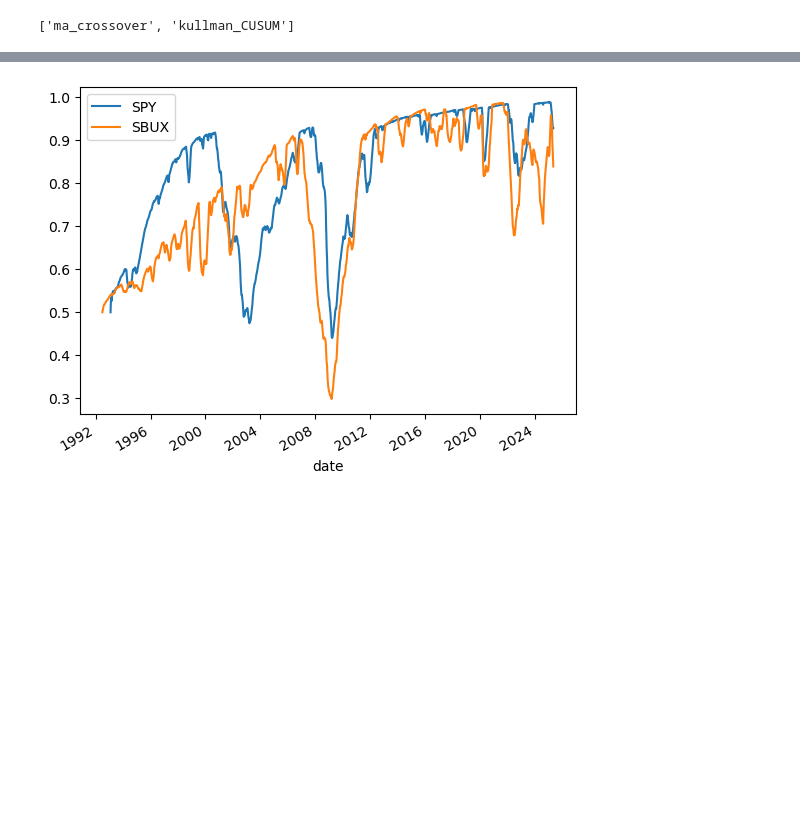
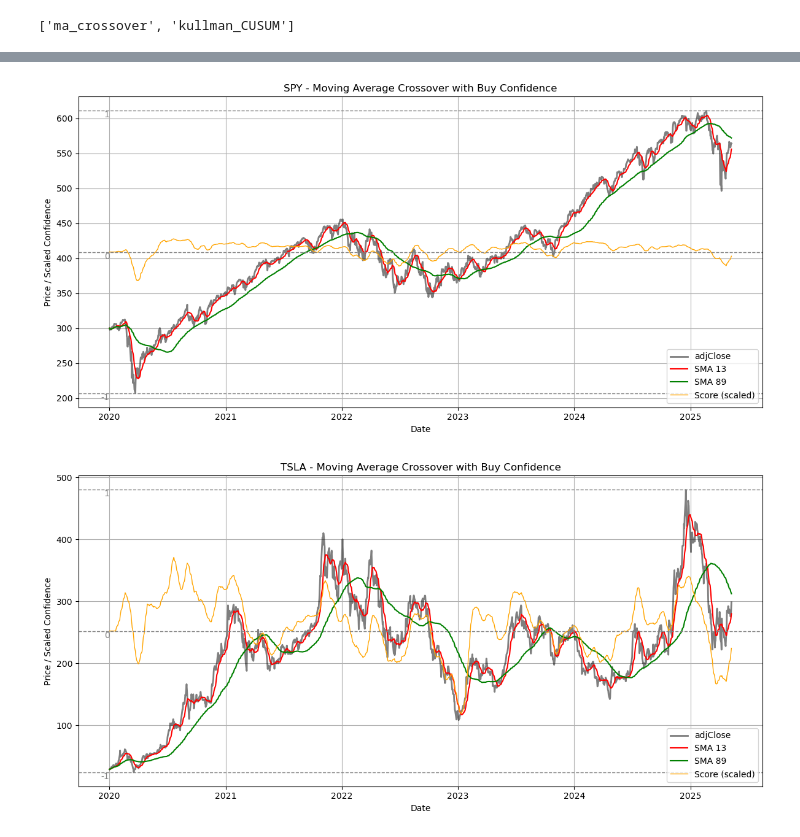
Before and after one commit to niornob/vatecas, a Jupyter notebook: src/signal_modules/signals.ipynb, the cells around one changed output, grey strips where cells are left out. Saved outputs shown, nothing was run; the diff lists cells and outputs as text; code cells hidden in the pictures; blank space fills up the shorter version.

```diff
--- a/src/signal_modules/signals.ipynb
+++ b/src/signal_modules/signals.ipynb
@@ -24,4 +24,7 @@ signal_registry.available_signals()
 # %% [output]
 ['ma_crossover', 'kullman_CUSUM']
 # %%
-model = signal_registry.get('kullman_CUSUM')()
+model = signal_registry.get('ma_crossover')()
+# %%
+initial_time = pd.to_datetime('2020-01-01T12:00:00+00:00')
+initial_time
@@ -28,14 +33,9 @@ model = signal_registry.get('kullman_CUSUM')()
 # %%
-tickers = ['SPY', 'AAPL', 'MSFT', 'SBUX']  # List of tickers
+tickers = ['SPY', 'TSLA']  # List of tickers
 data_files = [os.path.join(data_path, f"{ticker}.parquet") for ticker in tickers]
-data = {ticker: pd.read_parquet(path) for ticker, path in zip(tickers, data_files)}
+data = {ticker: pd.read_parquet(path).loc[initial_time:] for ticker, path in zip(tickers, data_files)}
 # %%
-sigs = model.generate_signals(data)
+sigs = model.generate_signals(data, show_MAs=True)
+# %% [output]
+[figure, added]
+[figure, added]
-# %%
-plt.plot()
-sigs['SPY'].plot(label='SPY')
-sigs['SBUX'].plot(label='SBUX')
-plt.legend()
-plt.show()
-# %% [output]
-[figure, removed]
```
Also changed, not shown: parts of 1 cell of this notebook, 3 other files.
